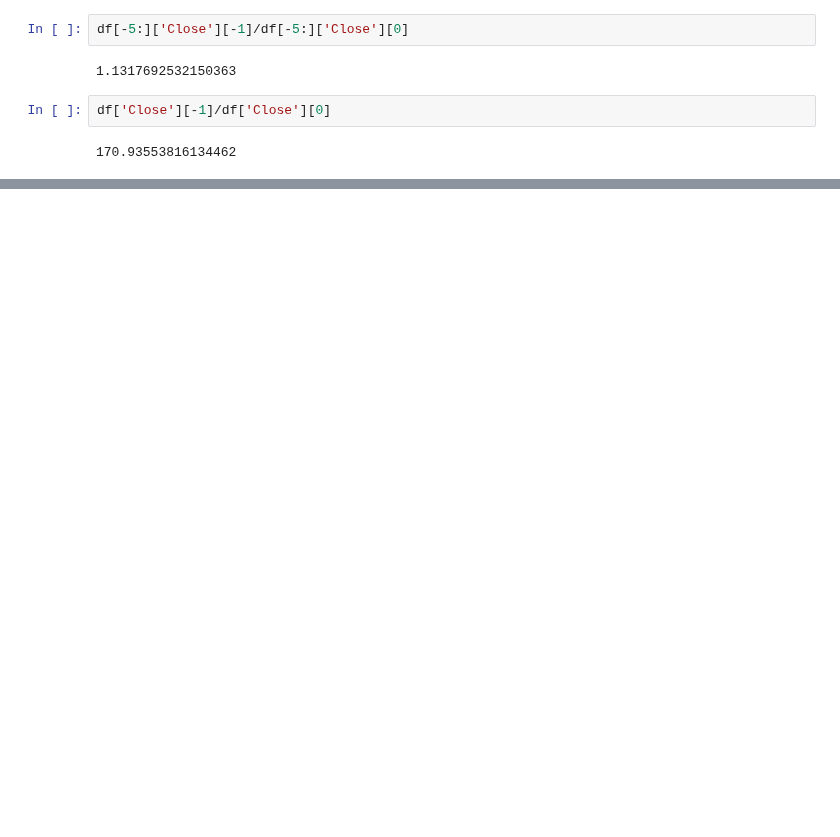
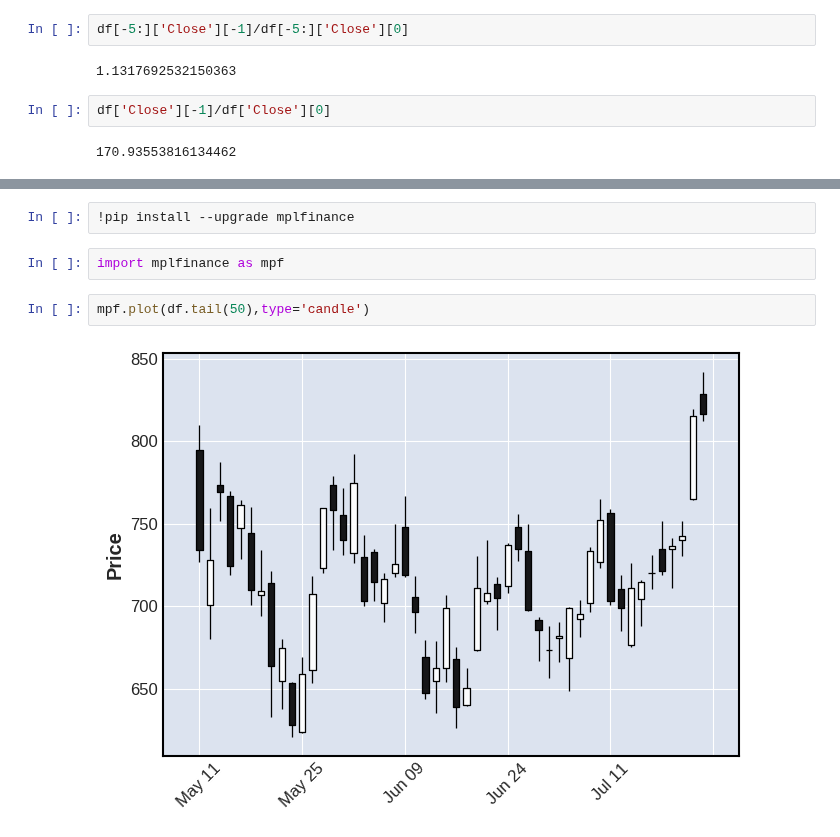
Before and after one commit to kevin1786/20220702-Python-K, a Jupyter notebook: 20220723.ipynb, the cells around one changed output, grey strips where cells are left out. Saved outputs shown, nothing was run; the diff lists cells and outputs as text; blank space fills up the shorter version.

```diff
--- a/20220723.ipynb
+++ b/20220723.ipynb
@@ -276,0 +292,8 @@ df['Close'][-1]/df['Close'][0]
+# %%
+!pip install --upgrade mplfinance
+# %%
+import mplfinance as mpf
+# %%
+mpf.plot(df.tail(50),type='candle')
+# %% [output]
+[figure, added]
```
Also changed, not shown: parts of 22 cells of this notebook.
